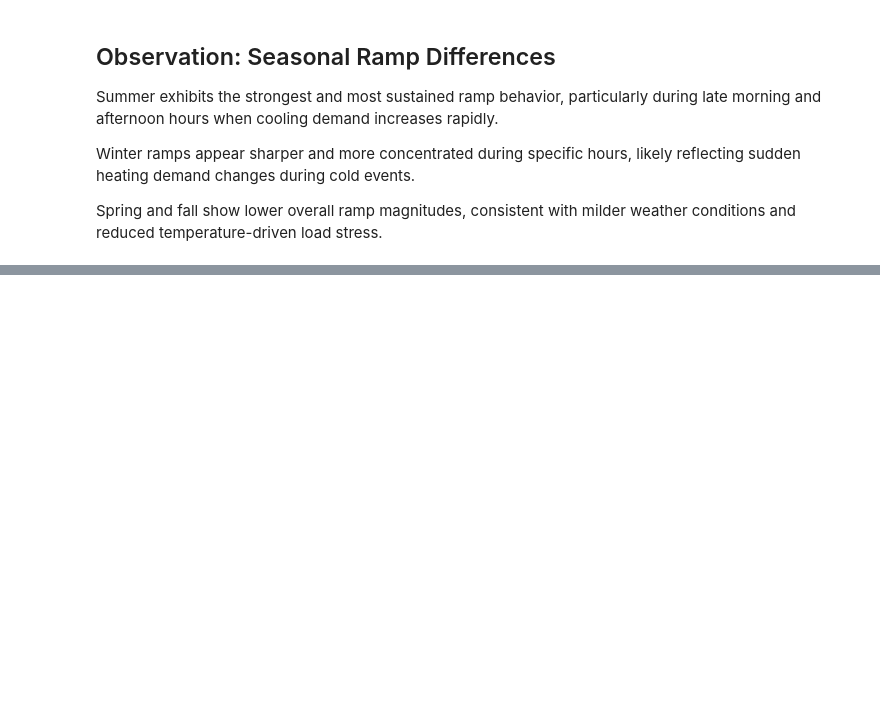
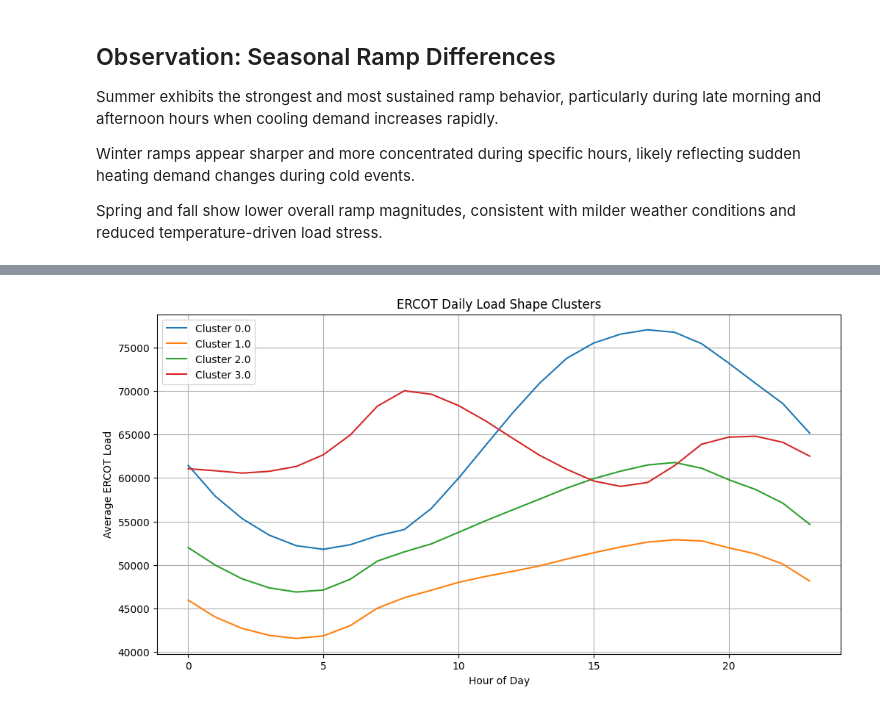
Before and after one commit to lessleyH/energy-reliability-systems-, a Jupyter notebook: ERCOT_2025_exploration.ipynb, the cells around one changed output, grey strips where cells are left out. Saved outputs shown, nothing was run; the diff lists cells and outputs as text; code cells hidden in the pictures; blank space fills up the shorter version.

Commit message:
weather-linked ERCOT clustering, seasonal ramp behavior, and operational regime analysis

```diff
--- a/ERCOT_2025_exploration.ipynb
+++ b/ERCOT_2025_exploration.ipynb
@@ -884,0 +1002,12 @@ Spring and fall show lower overall ramp magnitudes, consistent with milder weath
+# %%
+# KMeans Clustering
+
+kmeans = KMeans(
+    n_clusters=4,
+    random_state=42,
+    n_init=10
+)
+
+clusters = kmeans.fit_predict(scaled_profiles)
+
+daily_profiles['Cluster'] = clusters
@@ -884,0 +1027,8 @@ Spring and fall show lower overall ramp magnitudes, consistent with milder weath
+# %%
+# Add Cluster Labels Back
+
+cluster_map = daily_profiles['Cluster']
+
+merged['Cluster'] = merged['Date'].map(cluster_map)
+
+merged[['Date', 'Cluster']].head()
@@ -884,0 +1042,34 @@ Spring and fall show lower overall ramp magnitudes, consistent with milder weath
+# %%
+
+
+# Visualize Cluster Average Load Shapes
+
+cluster_hourly = (
+    merged.groupby(['Cluster', 'Hour'])['ERCOT']
+    .mean()
+    .reset_index()
+)
+
+plt.figure(figsize=(12,6))
+
+for cluster in sorted(cluster_hourly['Cluster'].unique()):
+
+    subset = cluster_hourly[
+        cluster_hourly['Cluster'] == cluster
+    ]
+
+    plt.plot(
+        subset['Hour'],
+        subset['ERCOT'],
+        label=f'Cluster {cluster}'
+    )
+
+plt.title('ERCOT Daily Load Shape Clusters')
+plt.xlabel('Hour of Day')
+plt.ylabel('Average ERCOT Load')
+plt.legend()
+plt.grid(True)
+
+plt.show()
+# %% [output]
+[figure, added]
```
Also changed, not shown: parts of 13 cells of this notebook.
